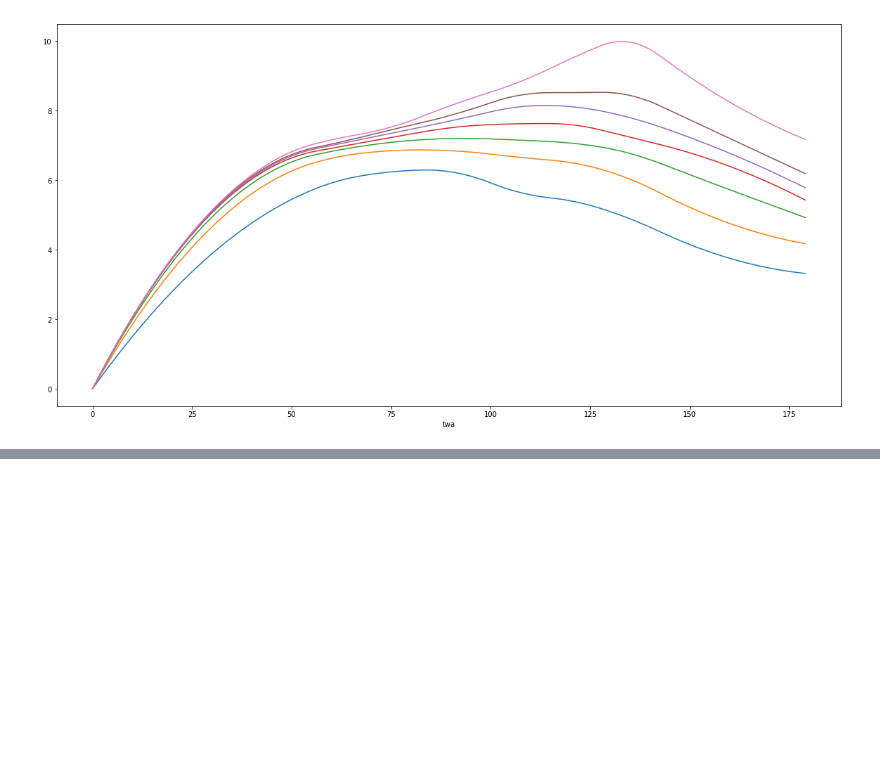
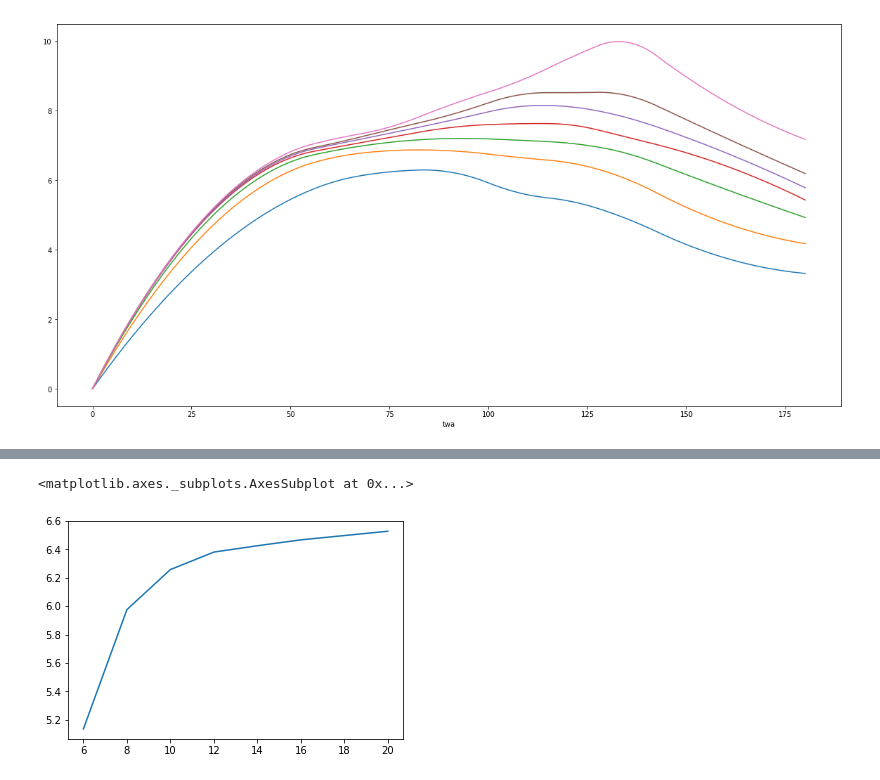
Before and after one commit to wouterdewinter/ai-captain, a Jupyter notebook: notebooks/polars.ipynb, the cells around one changed output, grey strips where cells are left out. Cells and saved outputs as stored; diff of their text form; code cells hidden in the pictures; blank space fills up the shorter version.

```diff
--- a/notebooks/polars.ipynb
+++ b/notebooks/polars.ipynb
@@ -8,6 +14,7 @@ import matplotlib.pyplot as plt
 data = pd.read_csv('../data/polars/ff95-skip-intro.csv', delimiter=';')
 data = data.rename(columns={'twa/tws': 'twa'})
 data = data.set_index('twa')
+data.columns = data.columns.astype('int')
 data
 # %% [output]
 |  | 6 | 8 | 10 | 12 | 14 | 16 | 20 |
@@ -37,9 +40,9 @@ show(data)
 # %% [output]
 [figure]
 # %%
-idx = np.arange(0, 180, 1)
+idx = np.arange(0, 181, 1)
 df = data.reindex(idx)
-df.iloc[179] = df.iloc[150] * 0.8
+df.iloc[180] = df.iloc[150] * 0.8
 df.interpolate(method='polynomial', order=2, inplace=True)
 show(df)
 #df
@@ -134,0 +51,5 @@ twa
+# %%
+df.iloc[45].plot()
+# %% [output]
+<matplotlib.axes._subplots.AxesSubplot at 0x...>
+[figure, added]
```
Also changed, not shown: parts of 5 cells of this notebook, 8 other files.
